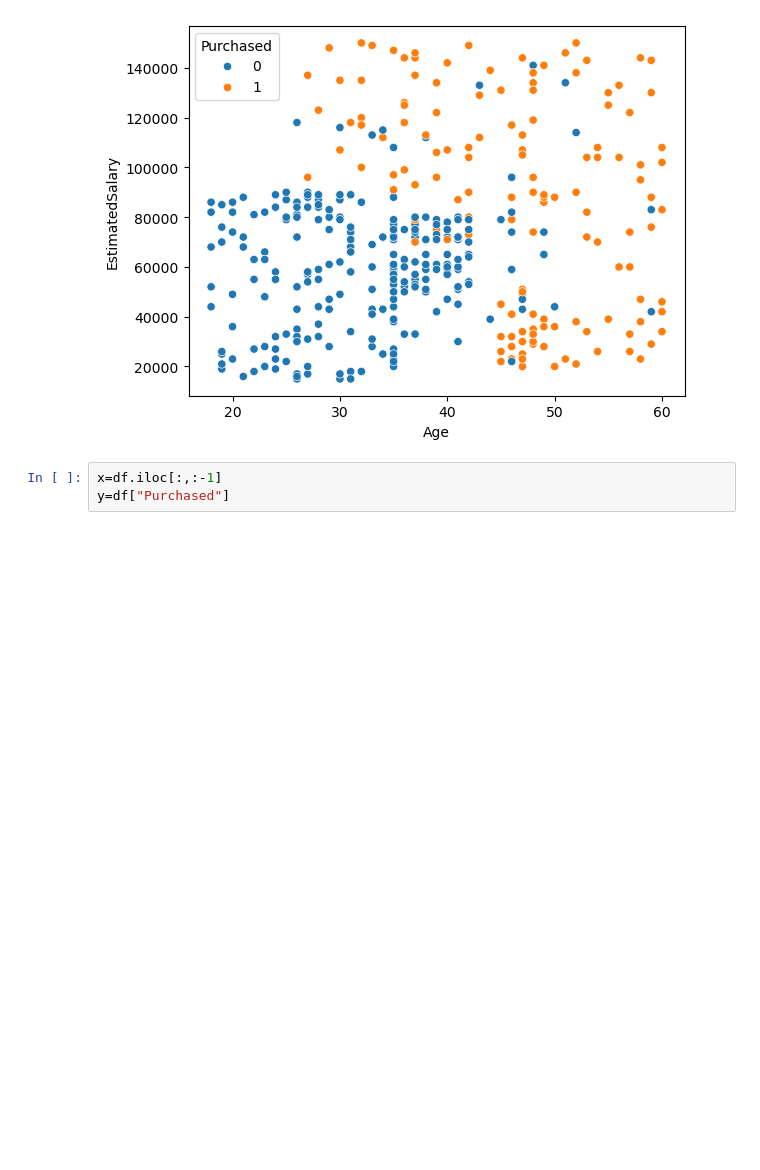
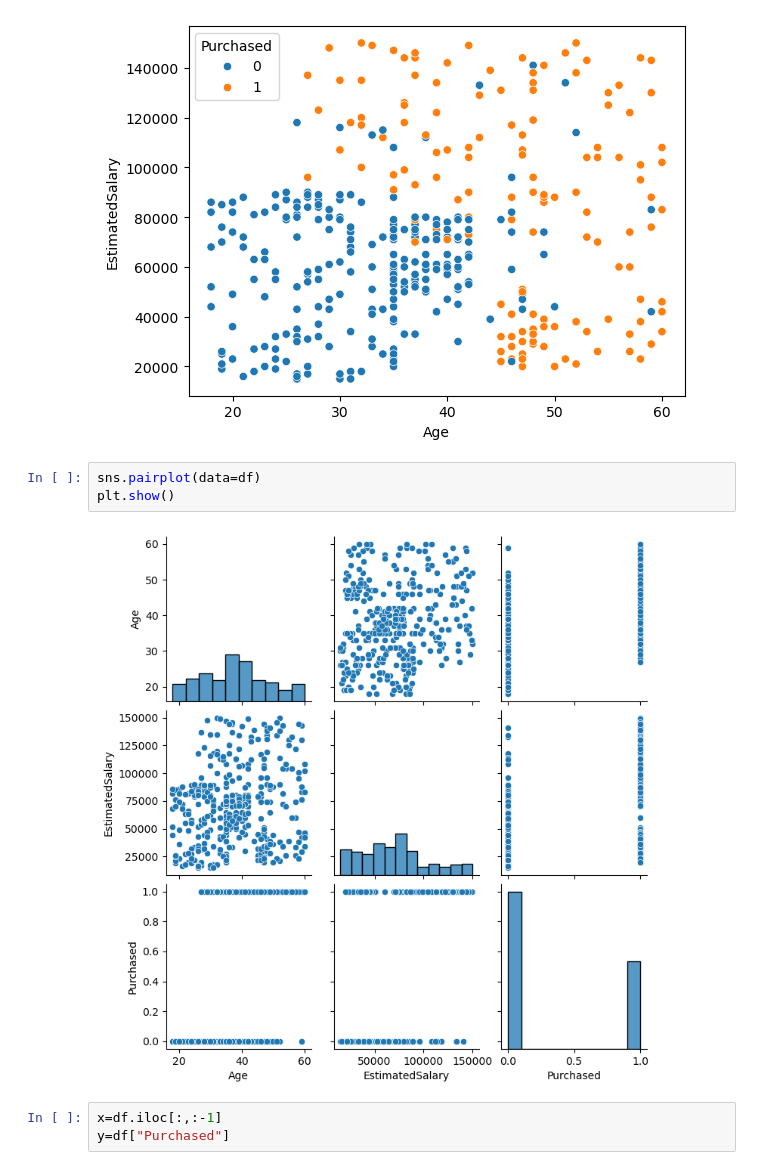
Before and after one commit to Biplabbrout/Data-Science, a Jupyter notebook: Supervised Learning/Decision_tree.ipynb, the cells around one changed output. Drawn from its saved outputs; the diff is of its cells as text; blank space fills up the shorter version.

```diff
--- a/Supervised Learning/Decision_tree.ipynb
+++ b/Supervised Learning/Decision_tree.ipynb
@@ -23,6 +26,11 @@ sns.scatterplot(x="Age",y="EstimatedSalary",data=df,hue="Purchased")
 plt.show()
 # %% [output]
 [figure]
+# %%
+sns.pairplot(data=df)
+plt.show()
+# %% [output]
+[figure, added]
 # %%
 x=df.iloc[:,:-1]
 y=df["Purchased"]
```
Also changed, not shown: parts of 26 cells of this notebook, 1 other file.
